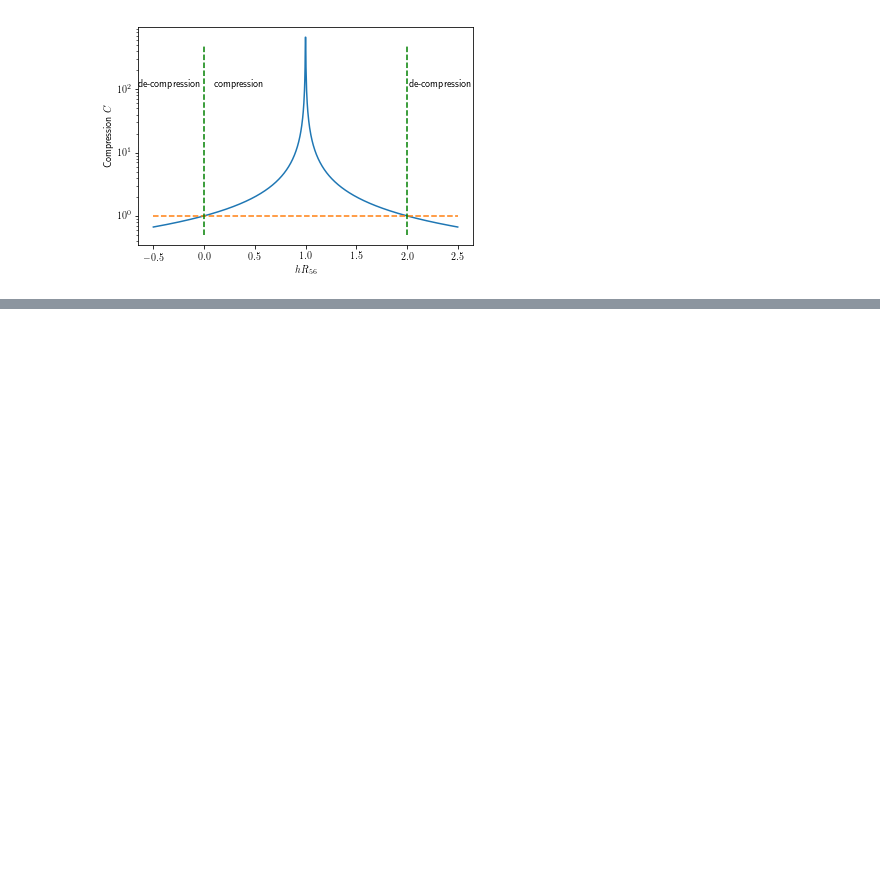
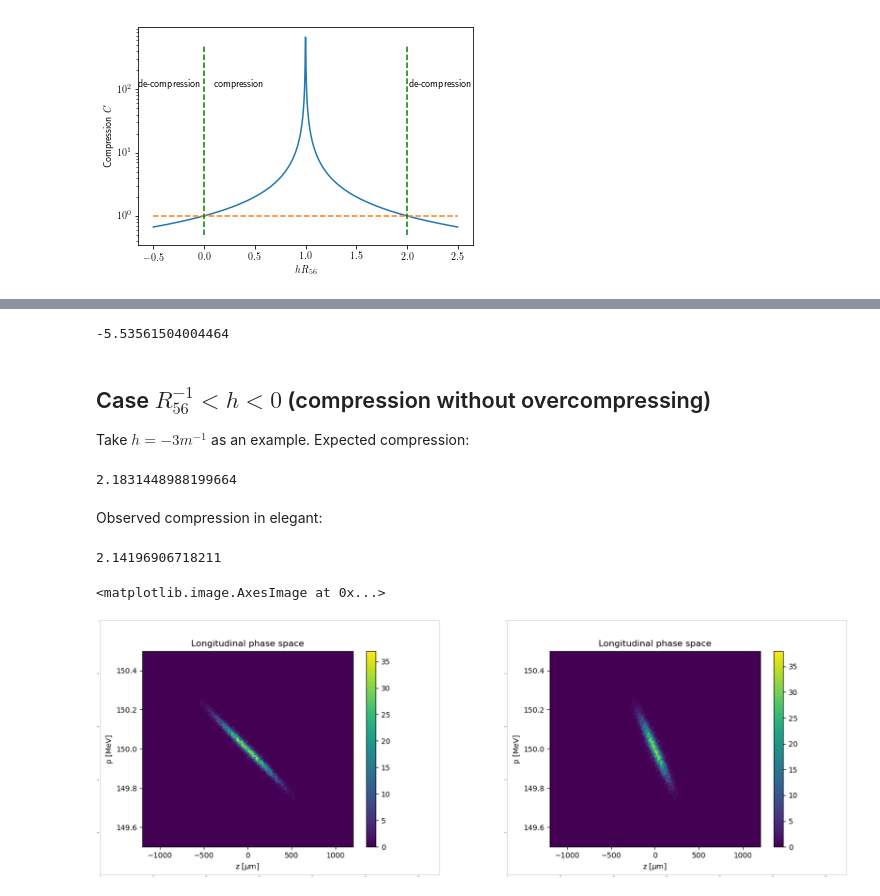
Before and after one commit to libov/physics_handbook, a Jupyter notebook: accelerator-physics/compression/compression.ipynb, the cells around one changed output, grey strips where cells are left out. Drawn from its saved outputs; the diff is of its cells as text; code cells hidden in the pictures; blank space fills up the shorter version.

```diff
--- a/accelerator-physics/compression/compression.ipynb
+++ b/accelerator-physics/compression/compression.ipynb
@@ -48,0 +50,34 @@ h=np.linspace(-100,100,1000)
+# %%
+R56=-0.1806484
+1/R56
+# %% [output]
+-5.53561504004464
+# %% [markdown]
+## Case $R_{56}^{-1}<h<0$ (compression without overcompressing)
+Take $h=-3 m^{-1}$ as an example. Expected compression:
+# %%
+h=-3
+1/(np.abs(1-h*R56))
+# %% [output]
+2.1831448988199664
+# %% [markdown]
+Observed compression in elegant:
+# %%
+sigma_start = 2.000000e-04
+sigma_end = 9.337203e-05
+sigma_start/sigma_end
+# %% [output]
+2.14196906718211
+# %%
+from matplotlib.pyplot import figure, imshow, axis
+from matplotlib.image import imread
+fig = plt.figure(figsize=(100, 100))
+a=fig.add_subplot(1,2,1)
+image = imread('plots/h_-3/bunch_zp_start.png')
+imshow(image)
+a=fig.add_subplot(1,2,2)
+image = imread('plots/h_-3/bunch_zp_end.png')
+imshow(image)
+# %% [output]
+<matplotlib.image.AxesImage at 0x...>
+[figure, added]
```
Also changed, not shown: parts of 18 cells of this notebook.
